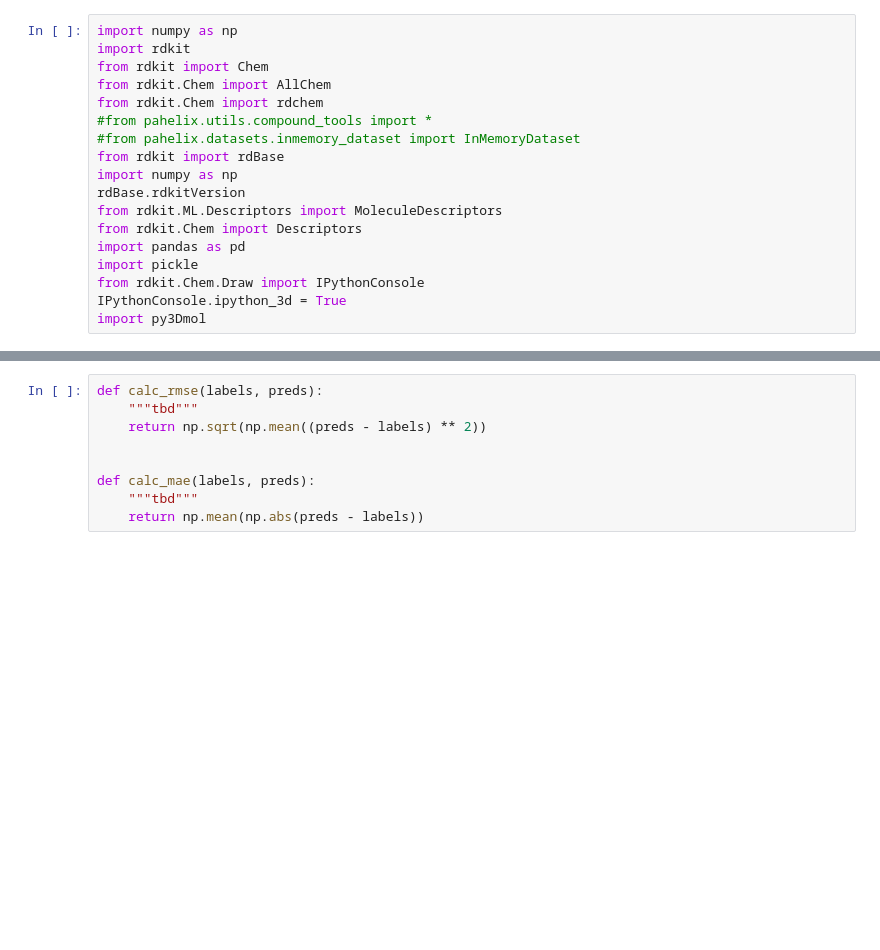
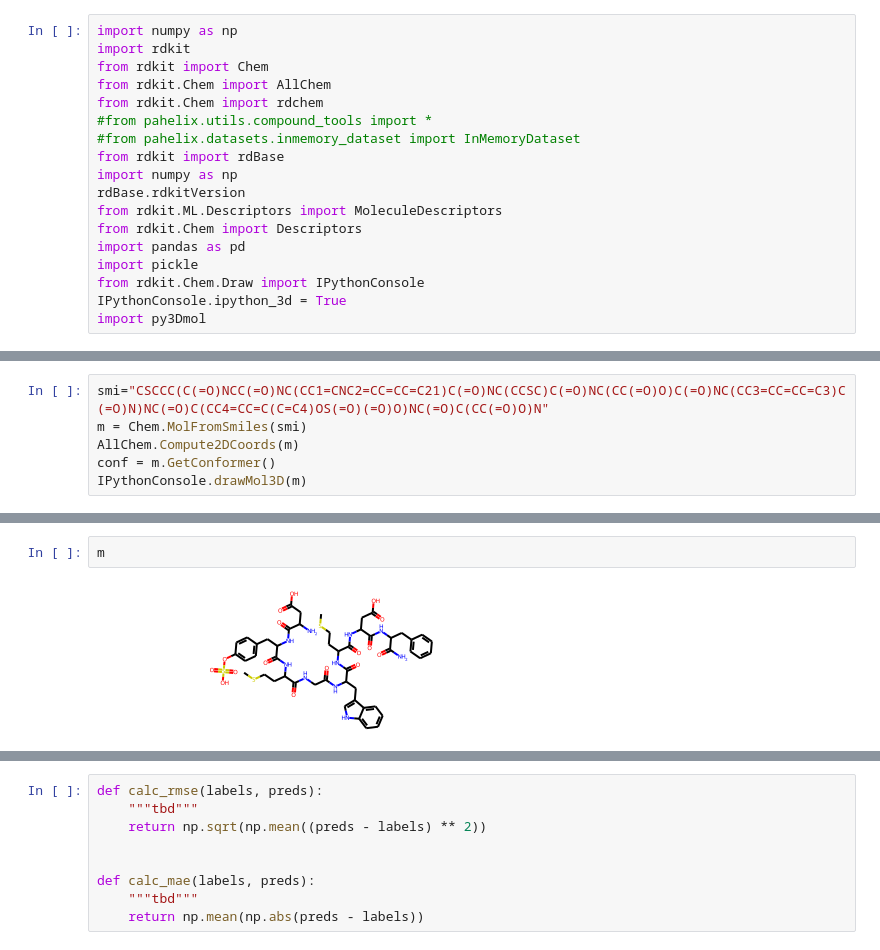
Before and after one commit to aminrezasefid/GEM, a Jupyter notebook: tmp.ipynb, the cells around one changed output, grey strips where cells are left out. Saved outputs shown, nothing was run; the diff lists cells and outputs as text; blank space fills up the shorter version.

```diff
--- a/tmp.ipynb
+++ b/tmp.ipynb
@@ -32,0 +27,6 @@ IPythonConsole.drawMol3D(m)
+# %%
+smi="CSCCC(C(=O)NCC(=O)NC(CC1=CNC2=CC=CC=C21)C(=O)NC(CCSC)C(=O)NC(CC(=O)O)C(=O)NC(CC3=CC=CC=C3)C(=O)N)NC(=O)C(CC4=CC=C(C=C4)OS(=O)(=O)O)NC(=O)C(CC(=O)O)N"
+m = Chem.MolFromSmiles(smi)
+AllChem.Compute2DCoords(m)
+conf = m.GetConformer()
+IPythonConsole.drawMol3D(m)
@@ -32,0 +35,4 @@ IPythonConsole.drawMol3D(m)
+# %%
+m
+# %% [output]
+[figure, added]
```
Also changed, not shown: parts of 5 cells of this notebook, 2 other files.
